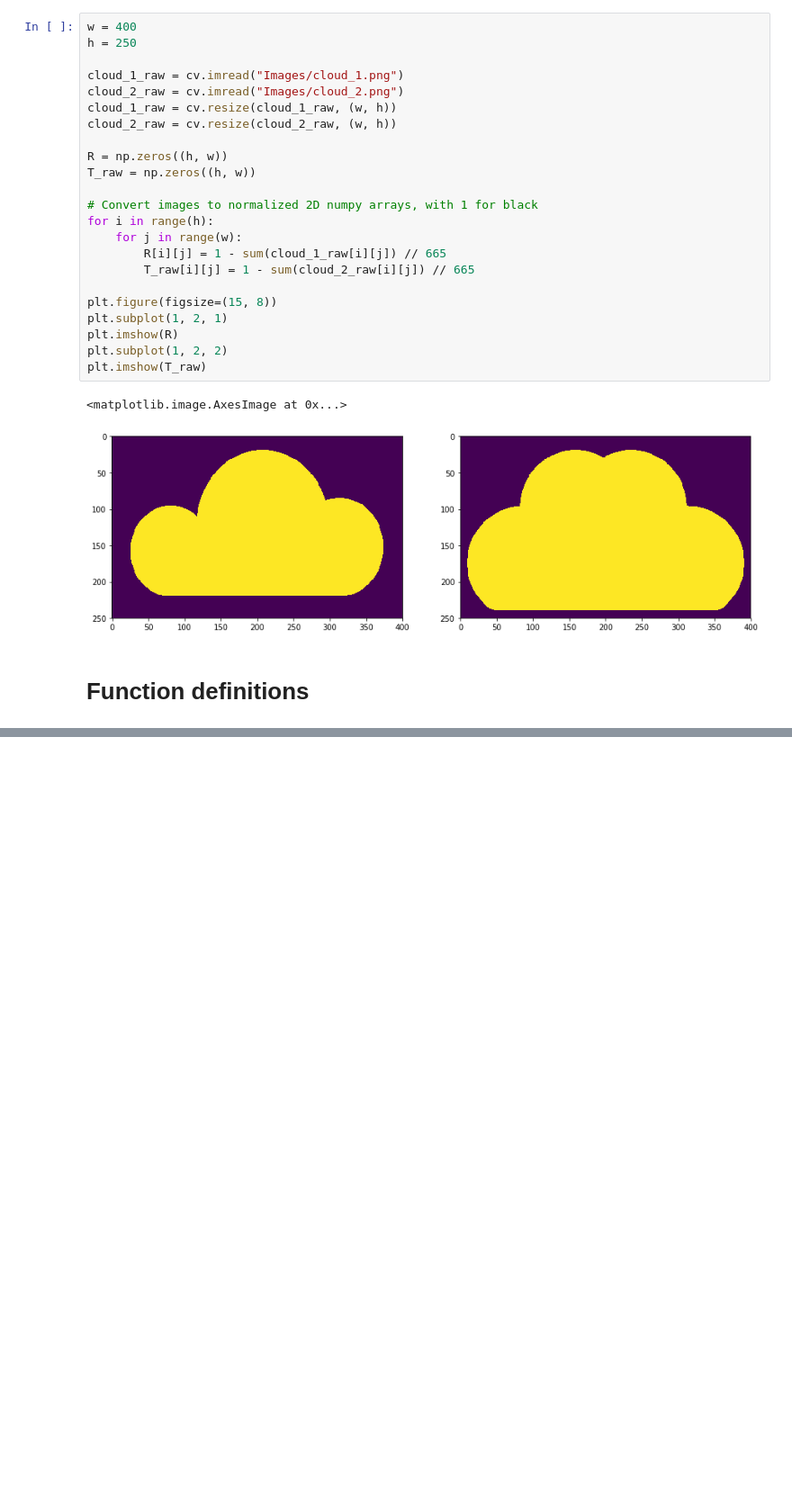
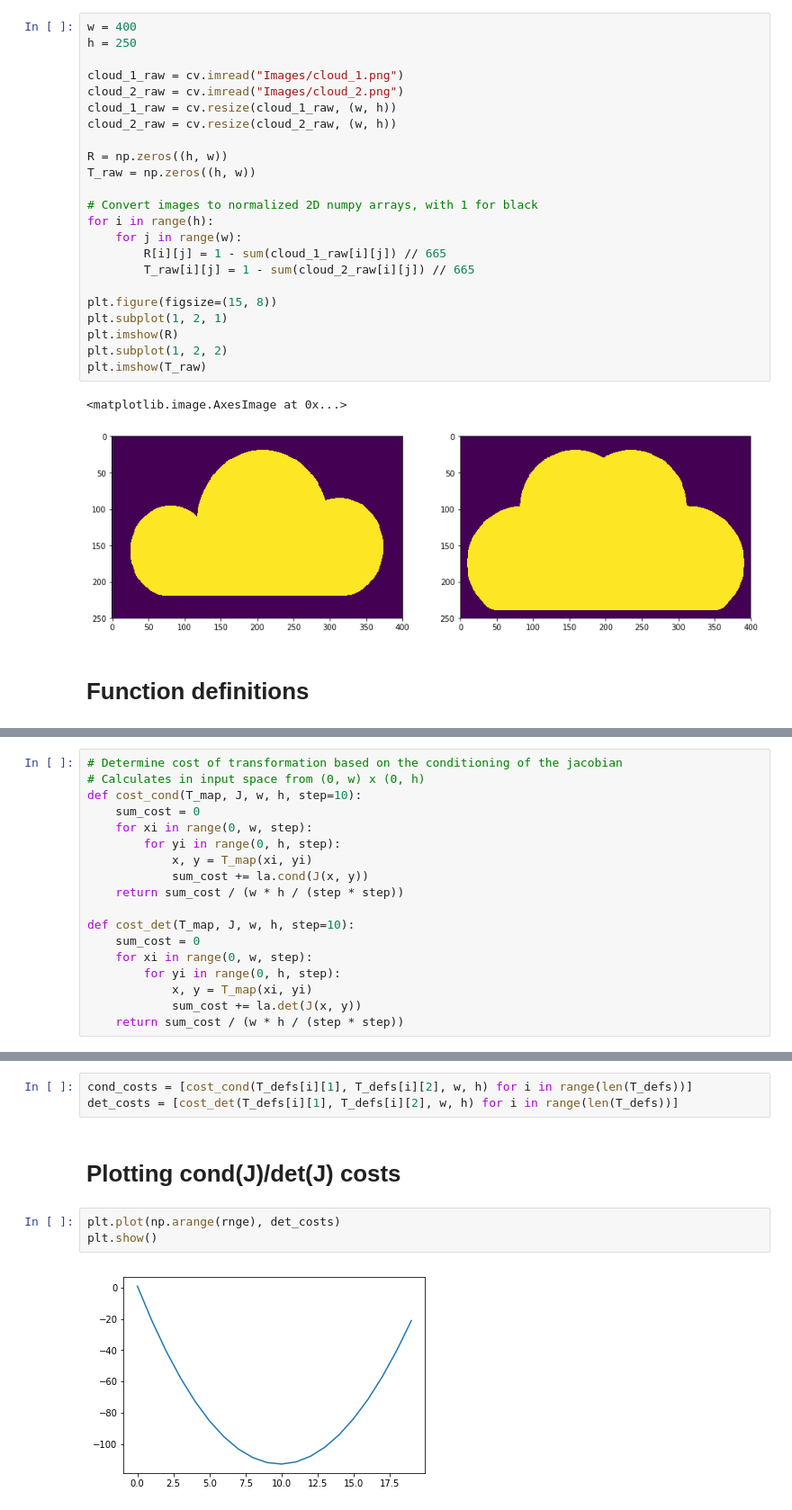
Before and after one commit to jacarolan/Research, a Jupyter notebook: full-program/Full Program.ipynb, the cells around one changed output, grey strips where cells are left out. Shown at 90% size. Saved outputs shown, nothing was run; the diff lists cells and outputs as text; blank space fills up the shorter version.

```diff
--- a/full-program/Full Program.ipynb
+++ b/full-program/Full Program.ipynb
@@ -108,0 +112,18 @@ plt.show()
+# %%
+# Determine cost of transformation based on the conditioning of the jacobian
+# Calculates in input space from (0, w) x (0, h)
+def cost_cond(T_map, J, w, h, step=10):
+    sum_cost = 0
+    for xi in range(0, w, step):
+        for yi in range(0, h, step):
+            x, y = T_map(xi, yi)
+            sum_cost += la.cond(J(x, y))
+    return sum_cost / (w * h / (step * step))
+
+def cost_det(T_map, J, w, h, step=10):
+    sum_cost = 0
+    for xi in range(0, w, step):
+        for yi in range(0, h, step):
+            x, y = T_map(xi, yi)
+            sum_cost += la.det(J(x, y))
+    return sum_cost / (w * h / (step * step))
@@ -108,0 +155,10 @@ plt.show()
+# %%
+cond_costs = [cost_cond(T_defs[i][1], T_defs[i][2], w, h) for i in range(len(T_defs))]
+det_costs = [cost_det(T_defs[i][1], T_defs[i][2], w, h) for i in range(len(T_defs))]
+# %% [markdown]
+# Plotting cond(J)/det(J) costs
+# %%
+plt.plot(np.arange(rnge), det_costs)
+plt.show()
+# %% [output]
+[figure, added]
```
Also changed, not shown: parts of 7 cells of this notebook.
